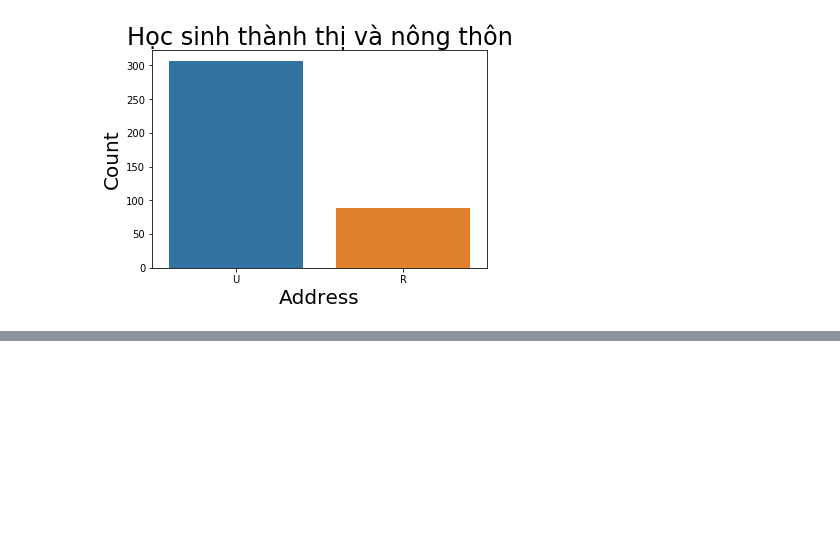
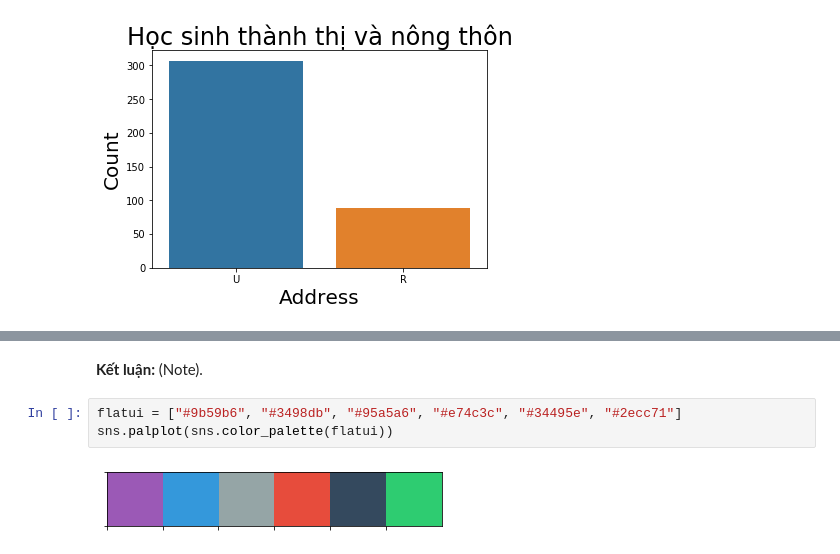
Before and after one commit to bason1999qn/Predict_Student_Performance, a Jupyter notebook: 1712732-ThaiBaSon.ipynb, the cells around one changed output, grey strips where cells are left out. Cells and saved outputs as stored; diff of their text form; blank space fills up the shorter version.

```diff
--- a/1712732-ThaiBaSon.ipynb
+++ b/1712732-ThaiBaSon.ipynb
@@ -244,0 +282,7 @@ plt.show()
+# %% [markdown]
+**Kết luận:** (Note).
+# %%
+flatui = ["#9b59b6", "#3498db", "#95a5a6", "#e74c3c", "#34495e", "#2ecc71"]
+sns.palplot(sns.color_palette(flatui))
+# %% [output]
+[figure, added]
```
Also changed, not shown: parts of 6 cells of this notebook.
